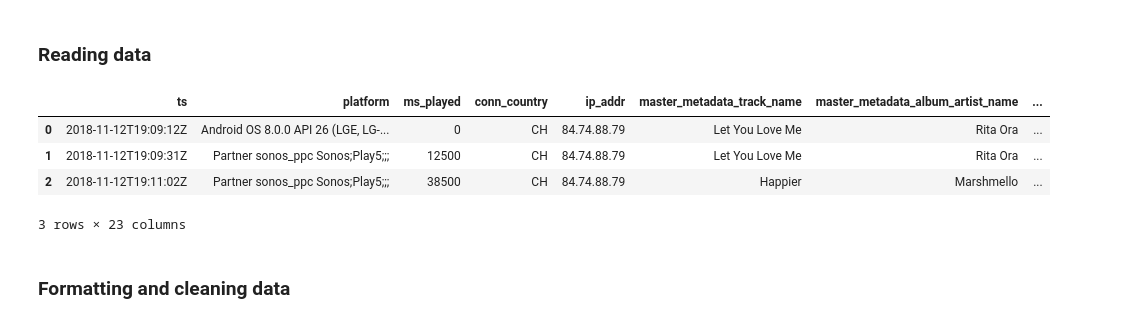
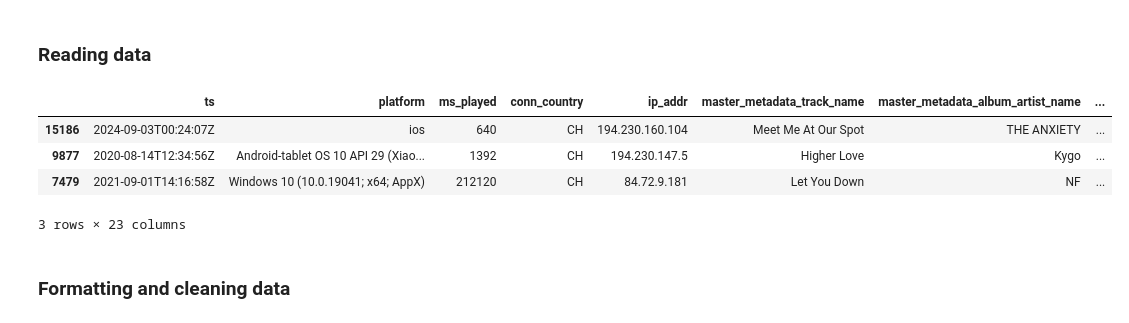
Before and after one commit to Innisvysom2/betterWrapped, a Jupyter notebook: betterWrapped.ipynb, the cells around one changed output. Drawn from its saved outputs; the diff is of its cells as text; code cells hidden in the pictures.

```diff
--- a/betterWrapped.ipynb
+++ b/betterWrapped.ipynb
@@ -23,13 +21,13 @@ True
 # %%
 df_raw = pd.DataFrame()
 for file in [x for x in os.listdir("Spotify Extended Streaming History") if x.startswith("Streaming_History_Audio")]:
     df_raw = pd.concat([df_raw, pd.read_json("Spotify Extended Streaming History/"+file)])
-df_raw.head(3)
+df_raw.sample(3)
 # %% [output]
 |  | ts | platform | ms_played | conn_country | ip_addr | master_metadata_track_name | master_metadata_album_artist_name | ... |
-| 0 | 2018-11-12T19:09:12Z | Android OS 8.0.0 API 26 (LGE, LG-... | 0 | CH | 84.74.88.79 | Let You Love Me | Rita Ora | ... |
-| 1 | 2018-11-12T19:09:31Z | Partner sonos_ppc Sonos;Play5;;; | 12500 | CH | 84.74.88.79 | Let You Love Me | Rita Ora | ... |
-| 2 | 2018-11-12T19:11:02Z | Partner sonos_ppc Sonos;Play5;;; | 38500 | CH | 84.74.88.79 | Happier | Marshmello | ... |
+| 15186 | 2024-09-03T00:24:07Z | ios | 640 | CH | 194.230.160.104 | Meet Me At Our Spot | THE ANXIETY | ... |
+| 9877 | 2020-08-14T12:34:56Z | Android-tablet OS 10 API 29 (Xiao... | 1392 | CH | 194.230.147.5 | Higher Love | Kygo | ... |
+| 7479 | 2021-09-01T14:16:58Z | Windows 10 (10.0.19041; x64; AppX) | 212120 | CH | 84.72.9.181 | Let You Down | NF | ... |
 3 rows × 23 columns
 # %% [markdown]
 ### Formatting and cleaning data
```
Also changed, not shown: parts of 22 cells of this notebook.
